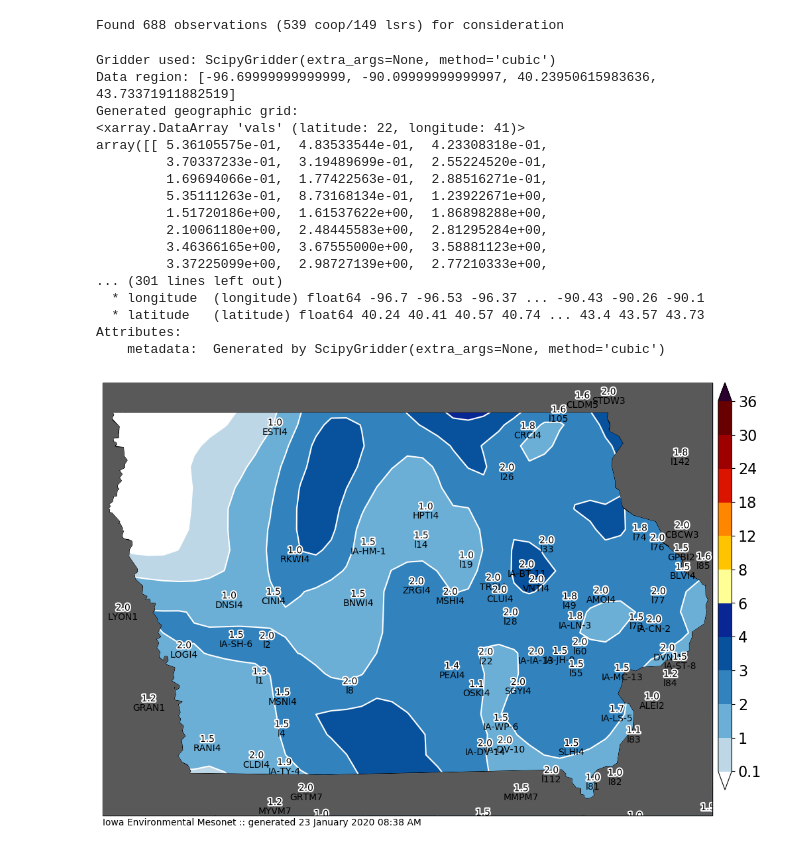
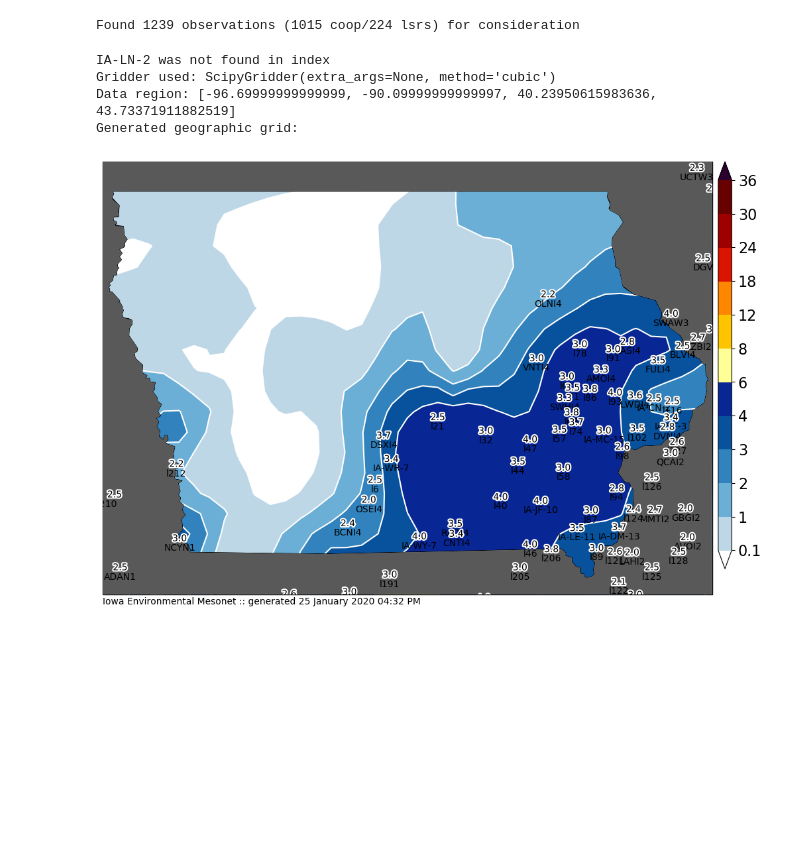
Before and after one commit to akrherz/DEV, a Jupyter notebook: coop/feature_snowfall_analysis.ipynb, the cells around one changed output. Saved outputs shown, nothing was run; the diff lists cells and outputs as text; code cells hidden in the pictures; blank space fills up the shorter version.

```diff
--- a/coop/feature_snowfall_analysis.ipynb
+++ b/coop/feature_snowfall_analysis.ipynb
@@ -79,8 +79,8 @@ def get_coop(dates):
     IEM.close()
     return data
 
-crows = get_coop( ['2020-01-23', ] )
-sts = utc(2020, 1, 23, 0)
+crows = get_coop( ['2020-01-24', '2020-01-25'] )
+sts = utc(2020, 1, 24, 12)
 ets = utc(2020, 1, 31, 23, 0)
 lrows = get_lsrs(sts, ets)
 
@@ -124,17 +124,16 @@ dfall = df
 #    dfall = pd.concat([df, pd.DataFrame(newrows)], ignore_index=True)
 dfall.set_index('label', inplace=True)
 # %% [output]
-Found 688 observations (539 coop/149 lsrs) for consideration
+Found 1239 observations (1015 coop/224 lsrs) for consideration
 # %%
-cull = ['l110', 'PERI4', 'MPTI4']
+cull = ['LSXI4']
 if cull:
     dfall.at[cull, 'useme'] = False
 
 hardcode = [
-    ('MCLI4', 2.5),
-    ('l62', 2.5),
-    ('GNDI4', 1.5),
-    ('l31', 2.0),
+    ('JFFI4', 0.8),
+    ('MCWI4', 0.9),
+    ('IA-LN-2', 4.0),
 ]
 
 
@@ -170,50 +169,37 @@ coordinates, data = reducer.filter(
 projection = pyproj.Proj(proj="merc", lat_ts=42.)
 proj_coordinates = projection(*coordinates)
 
 # Now we can set up a gridder for the decimated data
 grd = vd.ScipyGridder(method="cubic").fit(proj_coordinates, data)
 #grd = vd.Spline().fit(proj_coordinates, data)
 print("Gridder used:", grd)
 
 # Get the grid region in geographic coordinates
 region = [min(ll[0], ul[0]), max(lr[0], ur[0]), min(ll[1], ul[1]), max(ul[1], ur[1])]
 print("Data region:", region)
 
 grid = grd.grid(
     region=region,
     spacing=spacing / 3.,
     projection=projection,
     dims=["latitude", "longitude"],
     data_names=["vals"],
 )
 print("Generated geographic grid:")
-print(grid.vals)
+
 m.contourf(grid.longitude, grid.latitude, grid.vals, clevs, cmap=cmap)
-df_useme_plot = df_useme[(df_useme['val']<=2)&(df_useme['val'] >= 1)]
+df_useme_plot = df_useme[(df_useme['val']<=4)&(df_useme['val'] > 2)]
 m.plot_values(
     df_useme_plot['lon'], df_useme_plot['lat'], df_useme_plot['datalabel'],
     '%s', labels=df_useme_plot.index.values,
     textsize=10, labeltextsize=10, labelbuffer=0)
 m.postprocess(filename='test.png')
 # %% [output]
+IA-LN-2 was not found in index
 Gridder used: ScipyGridder(extra_args=None, method='cubic')
 Data region: [-96.69999999999999, -90.09999999999997, 40.23950615983636, 43.73371911882519]
 Generated geographic grid:
-<xarray.DataArray 'vals' (latitude: 22, longitude: 41)>
-array([[ 5.36105575e-01,  4.83533544e-01,  4.23308318e-01,
-         3.70337233e-01,  3.19489699e-01,  2.55224520e-01,
-         1.69694066e-01,  1.77422563e-01,  2.88516271e-01,
-         5.35111263e-01,  8.73168134e-01,  1.23922671e+00,
-         1.51720186e+00,  1.61537622e+00,  1.86898288e+00,
-         2.10061180e+00,  2.48445583e+00,  2.81295284e+00,
-         3.46366165e+00,  3.67555000e+00,  3.58881123e+00,
-         3.37225099e+00,  2.98727139e+00,  2.77210333e+00,
-... (301 lines left out)
-  * longitude  (longitude) float64 -96.7 -96.53 -96.37 ... -90.43 -90.26 -90.1
-  * latitude   (latitude) float64 40.24 40.41 40.57 40.74 ... 43.4 43.57 43.73
-Attributes:
-    metadata:  Generated by ScipyGridder(extra_args=None, method='cubic')
-[figure, old version]
+[figure, new version]
 # %%
 # now we are ready to plot!
 
```
Also changed, not shown: parts of 2 cells of this notebook.
